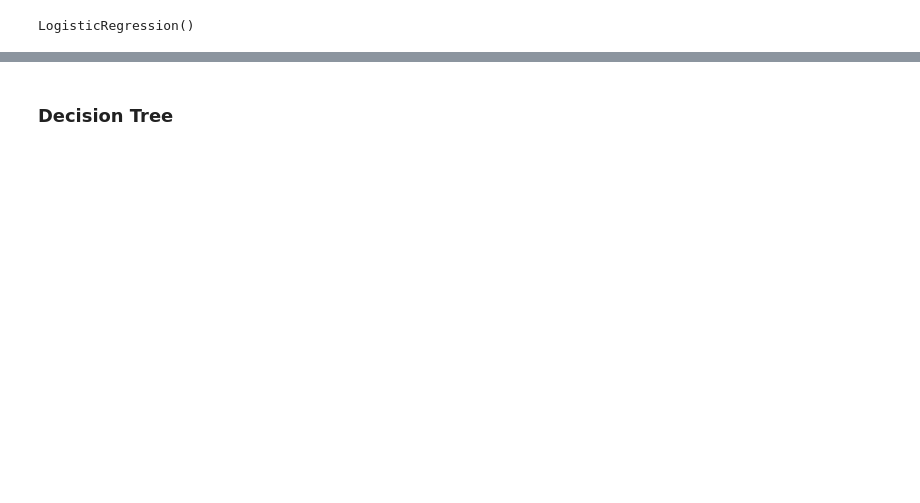
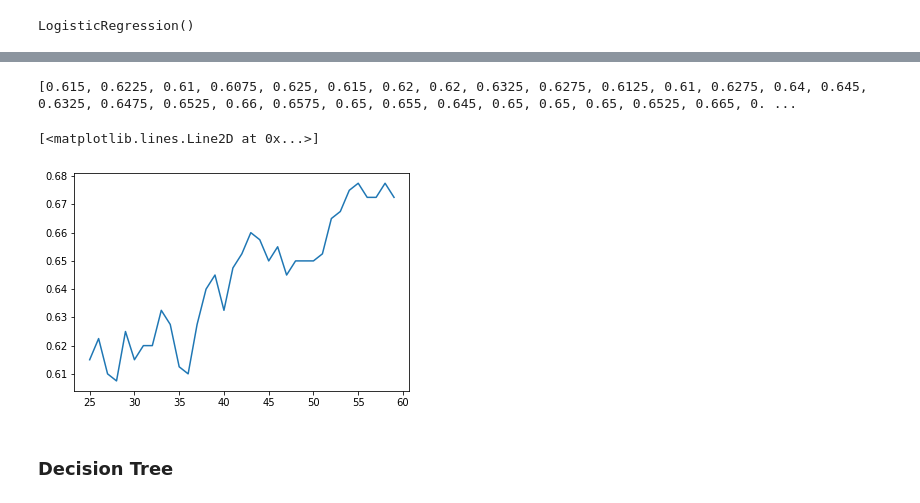
Before and after one commit to iamabd53/Mobile-Price-Range-Prediction, a Jupyter notebook: Mobile_Price_Range_Prediction.ipynb, the cells around one changed output, grey strips where cells are left out. Drawn from its saved outputs; the diff is of its cells as text; code cells hidden in the pictures; blank space fills up the shorter version.

```diff
--- a/Mobile_Price_Range_Prediction.ipynb
+++ b/Mobile_Price_Range_Prediction.ipynb
@@ -427,3 +468,12 @@ explanation.show_in_notebook(show_all=False)
+# %%
+print(accuracy)
+# %% [output]
+[0.615, 0.6225, 0.61, 0.6075, 0.625, 0.615, 0.62, 0.62, 0.6325, 0.6275, 0.6125, 0.61, 0.6275, 0.64, 0.645, 0.6325, 0.6475, 0.6525, 0.66, 0.6575, 0.65, 0.655, 0.645, 0.65, 0.65, 0.65, 0.6525, 0.665, 0. ...
+# %%
+plt.plot(range(25,60),accuracy)
+# %% [output]
+[<matplotlib.lines.Line2D at 0x...>]
+[figure, added]
 # %% [markdown]
 ### **Decision Tree**
 # %%
```
Also changed, not shown: parts of 21 cells of this notebook.
